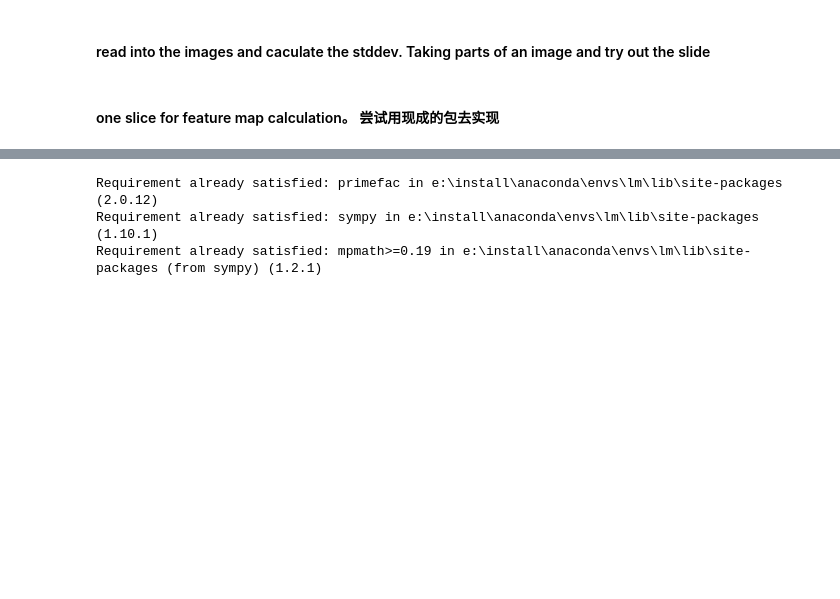
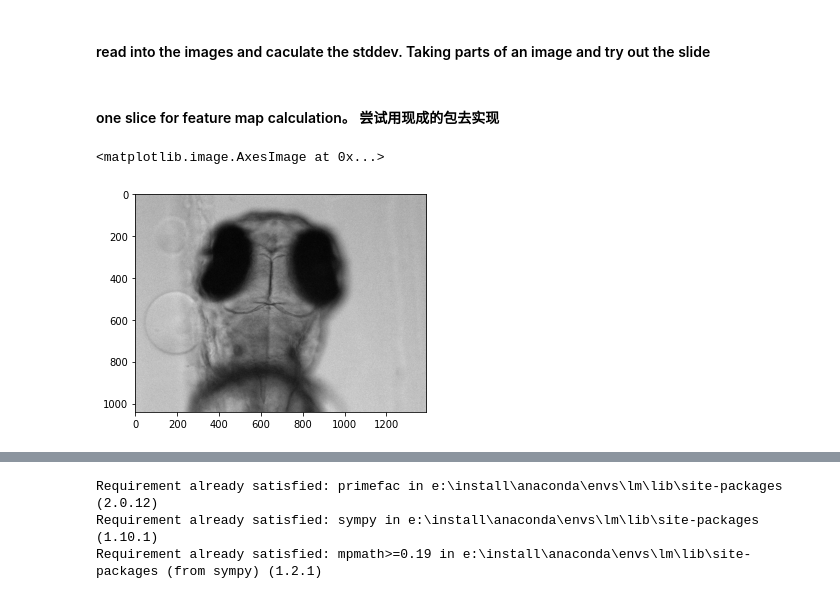
Before and after one commit to leeroyhannover/LM, a Jupyter notebook: digitalConfocal/notebooks/focalMaps-slide_demo.ipynb, the cells around one changed output, grey strips where cells are left out. Cells and saved outputs as stored; diff of their text form; code cells hidden in the pictures; blank space fills up the shorter version.

Commit message:
multiple scan for one image

```diff
--- a/digitalConfocal/notebooks/focalMaps-slide_demo.ipynb
+++ b/digitalConfocal/notebooks/focalMaps-slide_demo.ipynb
@@ -11,7 +11,8 @@ import random
 import glob
 from skimage import io
 # %%
-path = 'F:\LM\digitalConfocal\data\interim\zebra_fish'
+# path = 'F:\LM\digitalConfocal\data\interim\zebra_fish'
+path = 'F:\Data\LM'
 # %%
 def readTIF(data_path):
     images = []
@@ -40,3 +41,8 @@ X, Y = rawGray.shape[2], rawGray.shape[3]   # original size of images
 
 testStack = rawGray[0,...]
 testSlice = testStack[0,...]  # target slice
+# %%
+plt.imshow(testSlice, cmap='gray')
+# %% [output]
+<matplotlib.image.AxesImage at 0x...>
+[figure, added]
```
Also changed, not shown: parts of 6 cells of this notebook, 6 other files.
